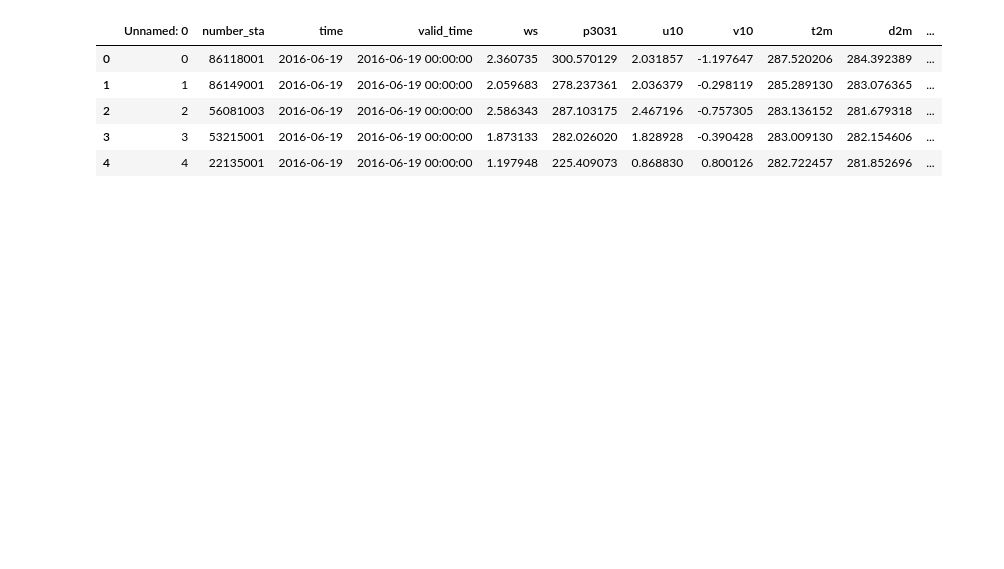
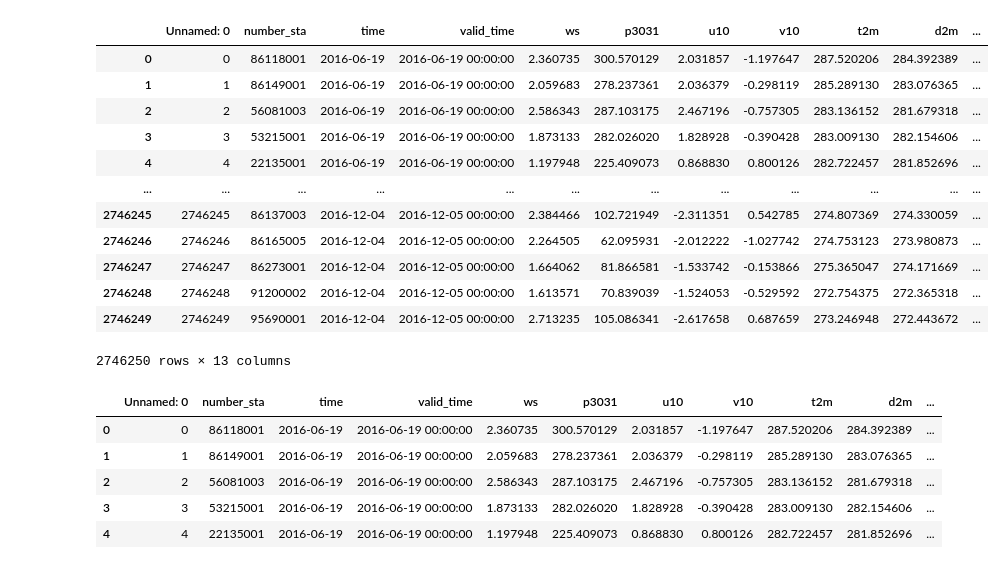
Before and after one commit to damienanquetin/HackathonMF, a Jupyter notebook: notebooks/data_explo.ipynb, the cells around one changed output. Cells and saved outputs as stored; diff of their text form; code cells hidden in the pictures; blank space fills up the shorter version.

```diff
--- a/notebooks/data_explo.ipynb
+++ b/notebooks/data_explo.ipynb
@@ -4,3 +8,18 @@ import numpy as np
 # %%
-df1 = pd.read_csv("X_2D_arome_interp_2016.csv")
+df1 = pd.read_csv("../../Hackathon/Train/X_2D_arome_interp_2016.csv")
+df1
+# %% [output]
+|  | Unnamed: 0 | number_sta | time | valid_time | ws | p3031 | u10 | v10 | t2m | d2m | ... |
+| 0 | 0 | 86118001 | 2016-06-19 | 2016-06-19 00:00:00 | 2.360735 | 300.570129 | 2.031857 | -1.197647 | 287.520206 | 284.392389 | ... |
+| 1 | 1 | 86149001 | 2016-06-19 | 2016-06-19 00:00:00 | 2.059683 | 278.237361 | 2.036379 | -0.298119 | 285.289130 | 283.076365 | ... |
+| 2 | 2 | 56081003 | 2016-06-19 | 2016-06-19 00:00:00 | 2.586343 | 287.103175 | 2.467196 | -0.757305 | 283.136152 | 281.679318 | ... |
+| 3 | 3 | 53215001 | 2016-06-19 | 2016-06-19 00:00:00 | 1.873133 | 282.026020 | 1.828928 | -0.390428 | 283.009130 | 282.154606 | ... |
+| 4 | 4 | 22135001 | 2016-06-19 | 2016-06-19 00:00:00 | 1.197948 | 225.409073 | 0.868830 | 0.800126 | 282.722457 | 281.852696 | ... |
+| ... | ... | ... | ... | ... | ... | ... | ... | ... | ... | ... | ... |
+| 2746245 | 2746245 | 86137003 | 2016-12-04 | 2016-12-05 00:00:00 | 2.384466 | 102.721949 | -2.311351 | 0.542785 | 274.807369 | 274.330059 | ... |
+| 2746246 | 2746246 | 86165005 | 2016-12-04 | 2016-12-05 00:00:00 | 2.264505 | 62.095931 | -2.012222 | -1.027742 | 274.753123 | 273.980873 | ... |
+| 2746247 | 2746247 | 86273001 | 2016-12-04 | 2016-12-05 00:00:00 | 1.664062 | 81.866581 | -1.533742 | -0.153866 | 275.365047 | 274.171669 | ... |
+| 2746248 | 2746248 | 91200002 | 2016-12-04 | 2016-12-05 00:00:00 | 1.613571 | 70.839039 | -1.524053 | -0.529592 | 272.754375 | 272.365318 | ... |
+| 2746249 | 2746249 | 95690001 | 2016-12-04 | 2016-12-05 00:00:00 | 2.713235 | 105.086341 | -2.617658 | 0.687659 | 273.246948 | 272.443672 | ... |
+2746250 rows × 13 columns
 # %%
```
Also changed, not shown: parts of 8 cells of this notebook.
